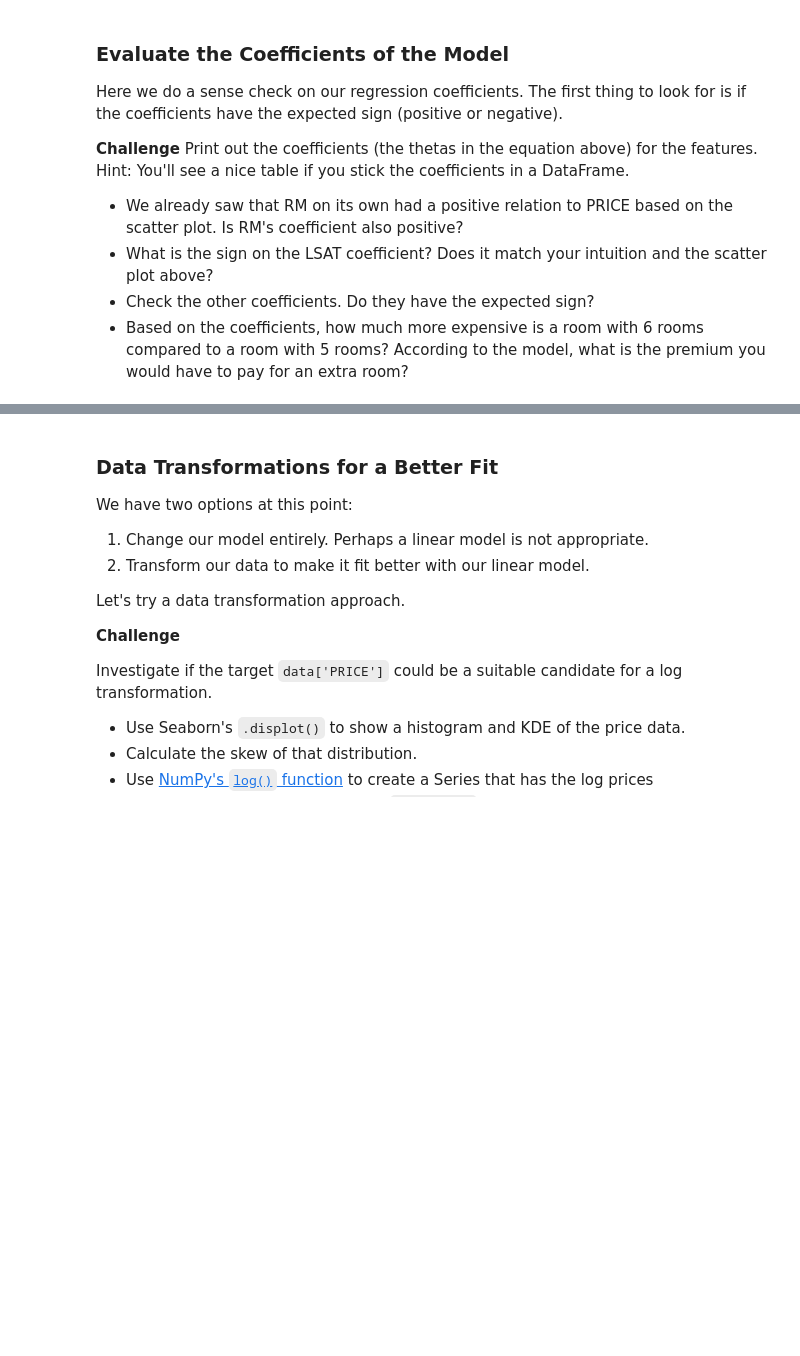
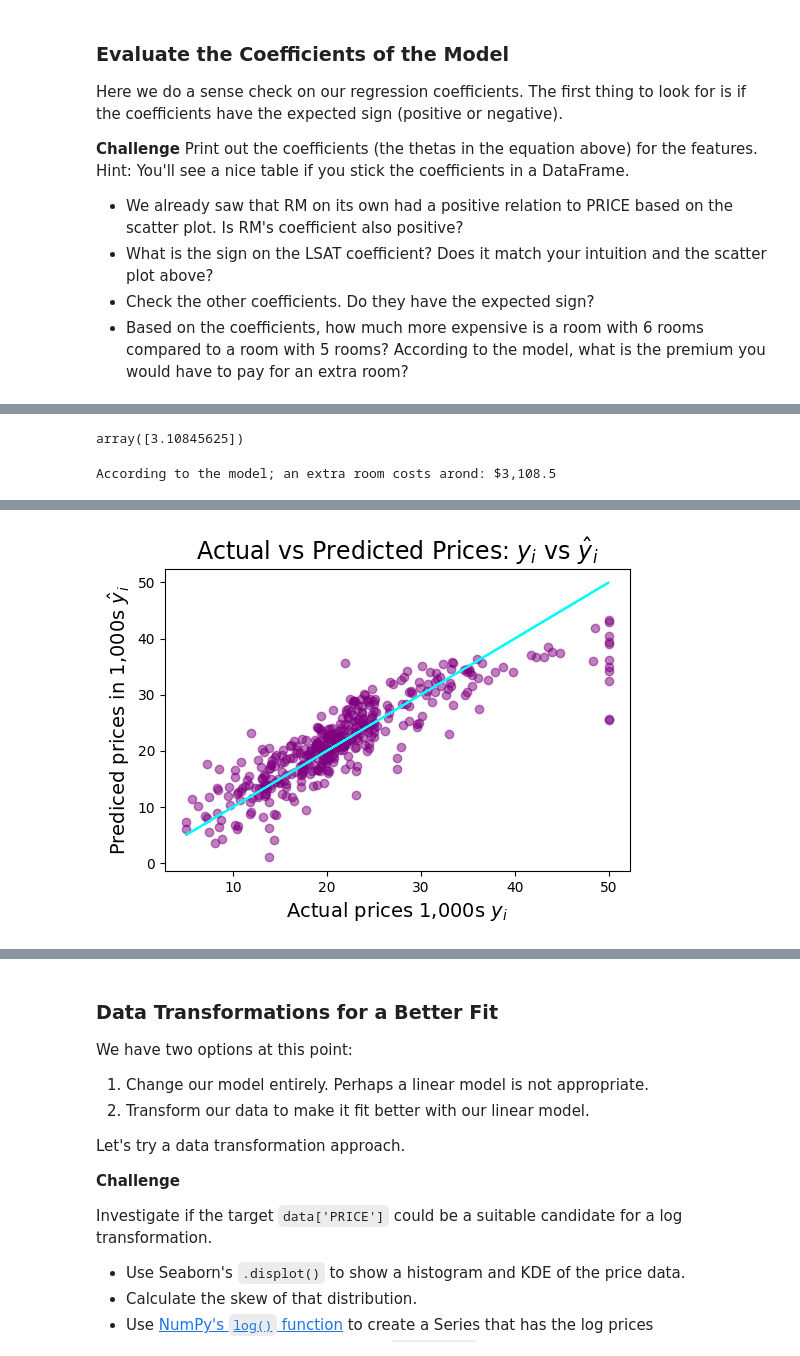
Before and after one commit to halilcodes/house-price-predictor, a Jupyter notebook: Multivariable_Regression_and_Valuation_Model_(start).ipynb, the cells around one changed output, grey strips where cells are left out. Saved outputs shown, nothing was run; the diff lists cells and outputs as text; code cells hidden in the pictures; blank space fills up the shorter version.

```diff
--- a/Multivariable_Regression_and_Valuation_Model_(start).ipynb
+++ b/Multivariable_Regression_and_Valuation_Model_(start).ipynb
@@ -394,3 +435,16 @@ $$ PR \hat ICE = \theta _0 + \theta _1 RM + \theta _2 NOX + \theta _3 DIS + \the
 **Challenge**
 
 Use sklearn to run the regression on the training dataset. How high is the r-squared for the regression on the training data?
+# %%
+reg = LinearRegression()
+
+"""normally, we create two dataframes and do reg.fit(X,y) where X is features and y is target. now we already have an X and y.
+ I think I should use training data first."""
+
+reg.fit(X_train, y_train)
+
+# then we find r-squared to kinda score out our model
+rsquared = reg.score(X_train, y_train)
+
+print(f"R-squared is: {rsquared:.4}")
+# our r-squared is %75.01... which is considered well.
@@ -408,3 +508,11 @@ Here we do a sense check on our regression coefficients. The first thing to look
+# %%
+df_regr_coef.loc['RM'].values
+# %% [output]
+array([3.10845625])
+# %%
+print(f"According to the model; an extra room costs arond: ${df_regr_coef.loc['RM'].values[0] * 1000:,.5}")
+# %% [output]
+According to the model; an extra room costs arond: $3,108.5
 # %% [markdown]
 ### Analyse the Estimated Values & Regression Residuals
 
@@ -427,3 +535,19 @@ The cyan line in the middle shows `y_train` against `y_train`. If the prediction
 The second plot should be the residuals against the predicted prices. Here's what we're looking for:
 
 <img src=https://i.imgur.com/HphsBsj.png height=350>
+# %%
+predicted_values = reg.predict(X_train)
+residuals = (y_train - predicted_values)
+
+# Actual vs predicted prices
+plt.figure(dpi=100)
+plt.scatter(x=y_train, y=predicted_values, c='purple', alpha=0.5)
+plt.title(f'Actual vs Predicted Prices: $y _i$ vs $\hat y_i$', fontsize=17)
+plt.xlabel('Actual prices 1,000s $y _i$', fontsize=14)
+plt.ylabel('Prediced prices in 1,000s $\hat y _i$', fontsize=14)
+
+plt.plot(y_train, y_train, color='cyan')
+
+plt.show()
+# %% [output]
+[figure, added]
```
Also changed, not shown: parts of 15 cells of this notebook.
